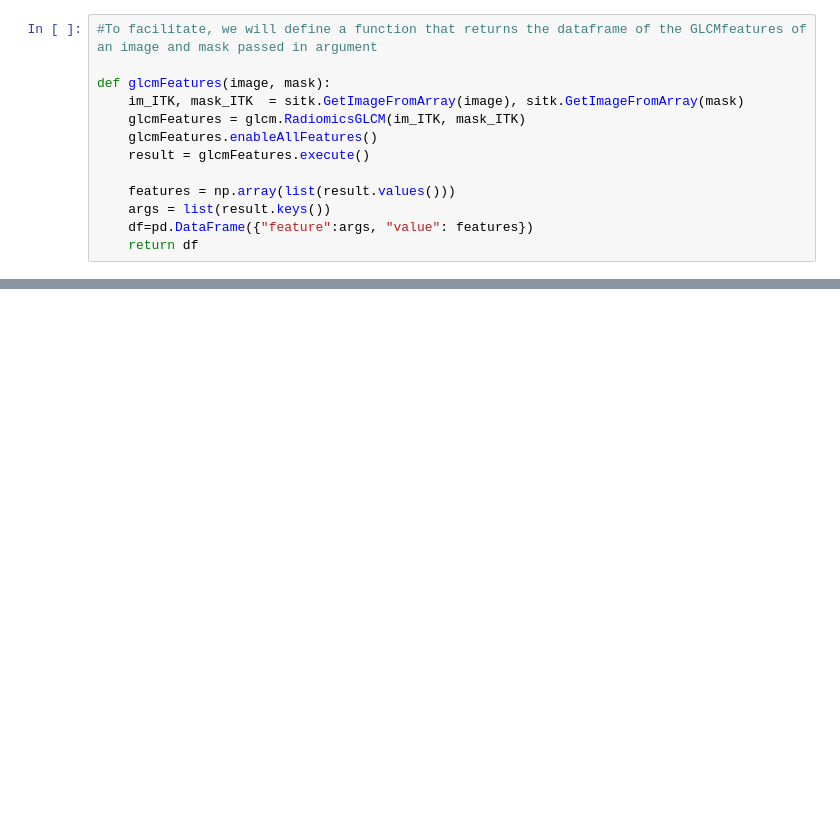
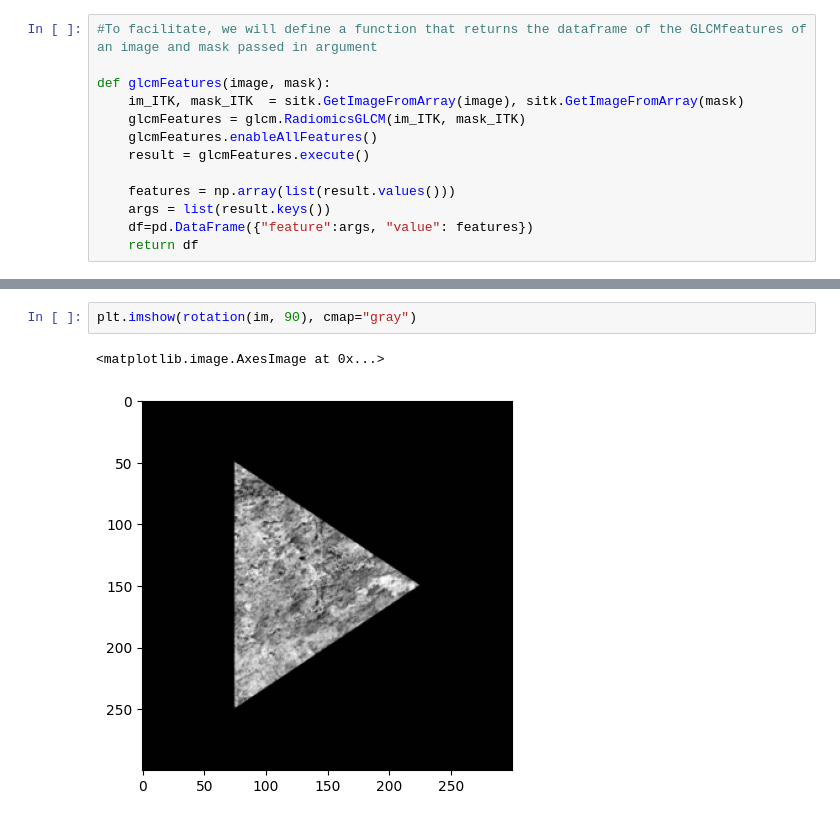
Before and after one commit to zakil-02/Radiomique, a Jupyter notebook: radiomique.ipynb, the cells around one changed output, grey strips where cells are left out. Cells and saved outputs as stored; diff of their text form; blank space fills up the shorter version.

```diff
--- a/radiomique.ipynb
+++ b/radiomique.ipynb
@@ -236,0 +330,5 @@ def plot_features(dataframes, features, figure_size=(5, 3)):
+# %%
+plt.imshow(rotation(im, 90), cmap="gray")
+# %% [output]
+<matplotlib.image.AxesImage at 0x...>
+[figure, added]
```
Also changed, not shown: parts of 19 cells of this notebook.
